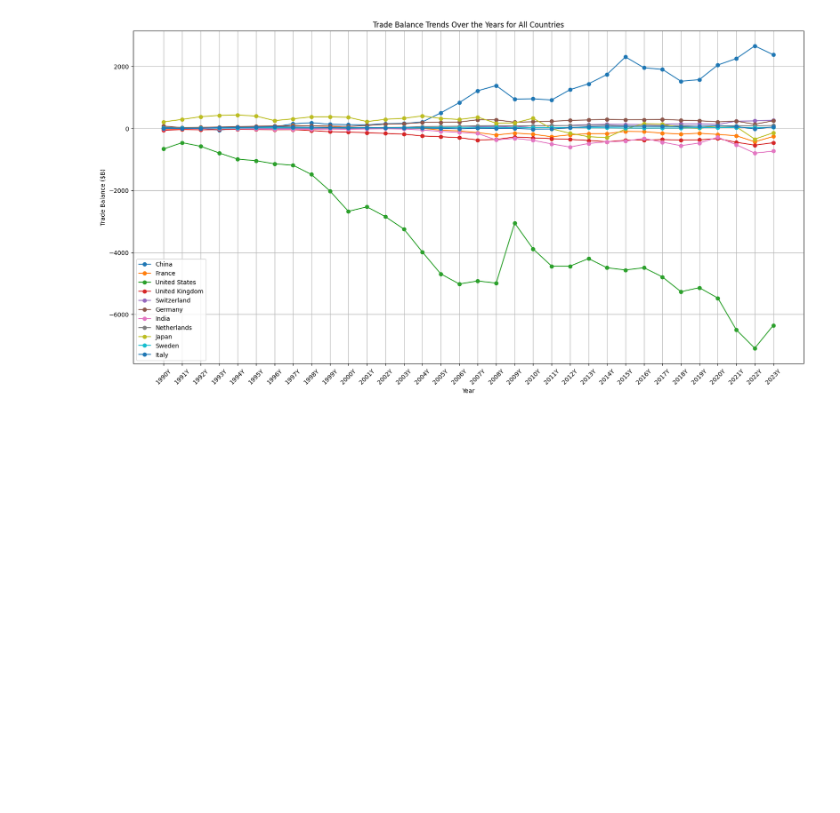
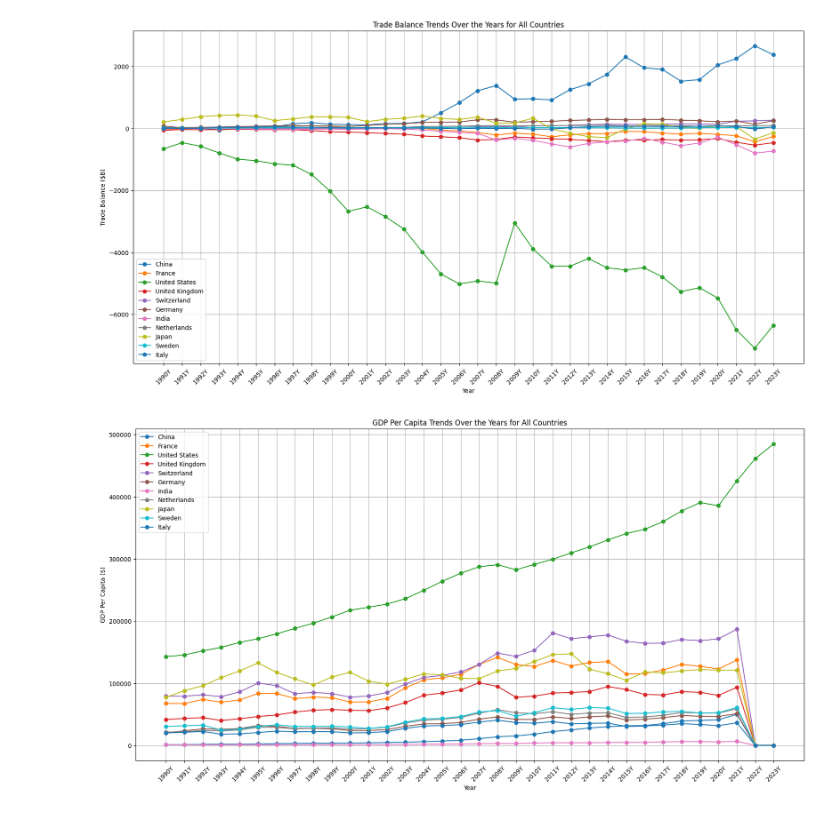
Before and after one commit to Ravi-kjain84/Articles, a Jupyter notebook: GSIB_02.ipynb, the cells around one changed output. Drawn from its saved outputs; the diff is of its cells as text; code cells hidden in the pictures; blank space fills up the shorter version.

```diff
--- a/GSIB_02.ipynb
+++ b/GSIB_02.ipynb
@@ -66,3 +66,23 @@ plt.grid(True)
 plt.show()
 # %% [output]
 [figure]
+# %%
+# Prepare a plot for GDP Per Capita trends for all countries
+plt.figure(figsize=(20, 10))
+
+# Plot GDP Per Capita trends for each country
+for country in countries:
+    country_gdp_per_capita_data = df[df['Country'] == country]
+    country_gdp_per_capita_trends = country_gdp_per_capita_data.groupby('Year_Id')['GDP Per Capita ($)'].sum().reset_index()
+    plt.plot(country_gdp_per_capita_trends['Year_Id'], country_gdp_per_capita_trends['GDP Per Capita ($)'], marker='o', label=country)
+
+# Add title and labels
+plt.title('GDP Per Capita Trends Over the Years for All Countries')
+plt.xlabel('Year')
+plt.ylabel('GDP Per Capita ($)')
+plt.xticks(rotation=45)
+plt.legend()
+plt.grid(True)
+plt.show()
+# %% [output]
+[figure, added]
```
Also changed, not shown: parts of 4 cells of this notebook.
